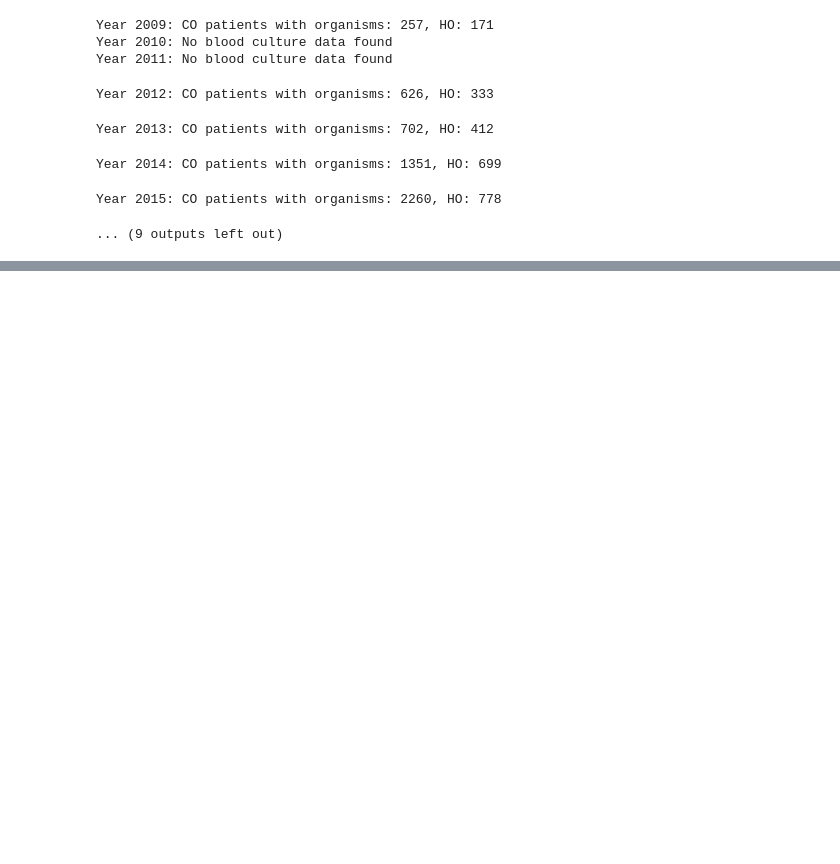
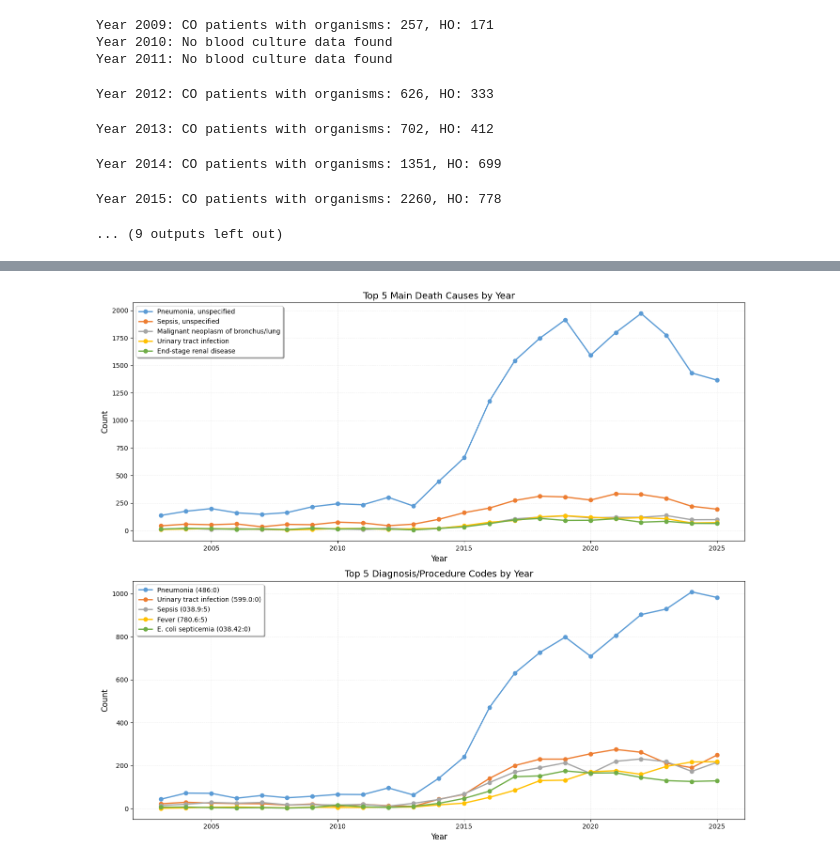
Before and after one commit to Tptpvy/BIOF4001, a Jupyter notebook: data_analysis.ipynb, the cells around one changed output, grey strips where cells are left out. Cells and saved outputs as stored; diff of their text form; code cells hidden in the pictures; blank space fills up the shorter version.

```diff
--- a/data_analysis.ipynb
+++ b/data_analysis.ipynb
@@ -1976,0 +1824,92 @@ Year 2014: CO patients with organisms: 4763, HO: 1658
+# %%
+import matplotlib.pyplot as plt
+import pandas as pd
+import os
+
+def plot_top5_death_and_dxpx_combined():
+    """
+    Create a single figure with two vertically stacked plots:
+    - Top: Top 5 Main Death Causes by Year
+    - Bottom: Top 5 Diagnosis/Procedure Codes by Year
+    """
+
+    # ==================== LOAD DATA ====================
+
+    # Load main death cause by year
+    main_by_year_path = os.path.join(ANALYSIS_PATH, 'main_death_cause_by_year.csv')
+    main_by_year = pd.read_csv(main_by_year_path, index_col=0)
+
+    # Map ICD codes to actual names
+    code_to_name = {
+        'J189': 'Pneumonia, unspecified',
+        'A419': 'Sepsis, unspecified',
+        'C349': 'Malignant neoplasm of bronchus/lung',
+        'N390': 'Urinary tract infection',
+        'N180': 'End-stage renal disease',
+        'I251': 'Atherosclerotic heart disease',
+        'I489': 'Atrial fibrillation',
+    }
+
+    # Get top 5 death causes by total count across all years
+    top5_death_causes = main_by_year.sum().nlargest(5).index.tolist()
+
+    # Load Dx/Px by year
+    dxpx_by_year_path = os.path.join(ANALYSIS_PATH, 'dxpx_by_year.csv')
+    dxpx_by_year = pd.read_csv(dxpx_by_year_path, index_col=0)
+
+    # Get top 5 Dx/Px codes by total count across all years
+    top5_dxpx_codes = dxpx_by_year.sum().nlargest(5).index.tolist()
+
+    # ==================== CREATE COMBINED FIGURE ====================
+
+    fig, (ax1, ax2) = plt.subplots(2, 1, figsize=(14, 12))
+
+    # ===== SUBPLOT 1: Top 5 Main Death Causes by Year (Top) =====
+    colors_death = ['#5B9BD5', '#ED7D31', '#A5A5A5', '#FFC000', '#70AD47']
+
+    for i, cause in enumerate(top5_death_causes):
+        if cause in main_by_year.columns:
+            cause_name = code_to_name.get(cause, cause)
+            ax1.plot(main_by_year.index, main_by_year[cause],
+                     marker='o', markersize=6, linewidth=2,
+                     color=colors_death[i % len(colors_death)],
+                     label=cause_name, zorder=2)
+
+    ax1.set_xlabel('Year', fontsize=12)
+    ax1.set_ylabel('Count', fontsize=12)
+    ax1.set_title('Top 5 Main Death Causes by Year', fontsize=14)
+    ax1.legend(loc='upper left', frameon=True, fancybox=True, shadow=True)
+    ax1.grid(True, alpha=0.3, linestyle='--', linewidth=0.5, zorder=1)
+
+    # ===== SUBPLOT 2: Top 5 Dx/Px Codes by Year (Bottom) =====
+    colors_dxpx = ['#5B9BD5', '#ED7D31', '#A5A5A5', '#FFC000', '#70AD47']
+
+    for i, code in enumerate(top5_dxpx_codes):
+        if code in dxpx_by_year.columns:
+            # Truncate long labels for legend
+            label = code[:35] + '...' if len(code) > 35 else code
+            ax2.plot(dxpx_by_year.index, dxpx_by_year[code],
+                     marker='o', markersize=6, linewidth=2,
+                     color=colors_dxpx[i % len(colors_dxpx)],
+                     label=label, zorder=2)
+
+    ax2.set_xlabel('Year', fontsize=12)
+    ax2.set_ylabel('Count', fontsize=12)
+    ax2.set_title('Top 5 Diagnosis/Procedure Codes by Year', fontsize=14)
+    ax2.legend(loc='upper left', frameon=True, fancybox=True, shadow=True)
+    ax2.grid(True, alpha=0.3, linestyle='--', linewidth=0.5, zorder=1)
+
+    # Adjust layout to prevent overlap
+    plt.tight_layout()
+
+    # Save combined figure
+    plt.savefig(os.path.join(ANALYSIS_PATH, 'top5_death_and_dxpx_combined.png'), dpi=300, bbox_inches='tight')
+    plt.show()
+
+    print(f"Combined plot saved to: {os.path.join(ANALYSIS_PATH, 'top5_death_and_dxpx_combined.png')}")
+
+
+# Run the function
+plot_top5_death_and_dxpx_combined()
+# %% [output]
+[figure, added]
```
Also changed, not shown: parts of 13 cells of this notebook, 53 other files.
